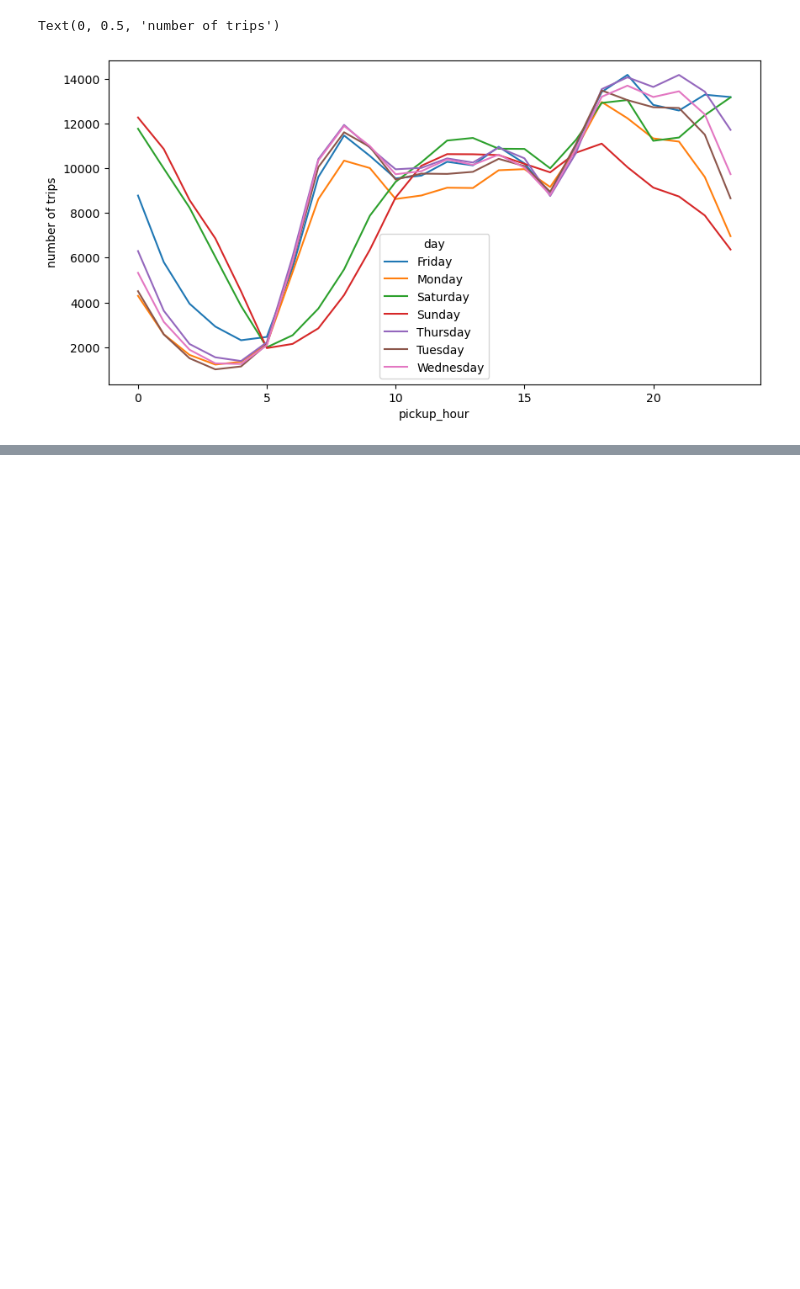
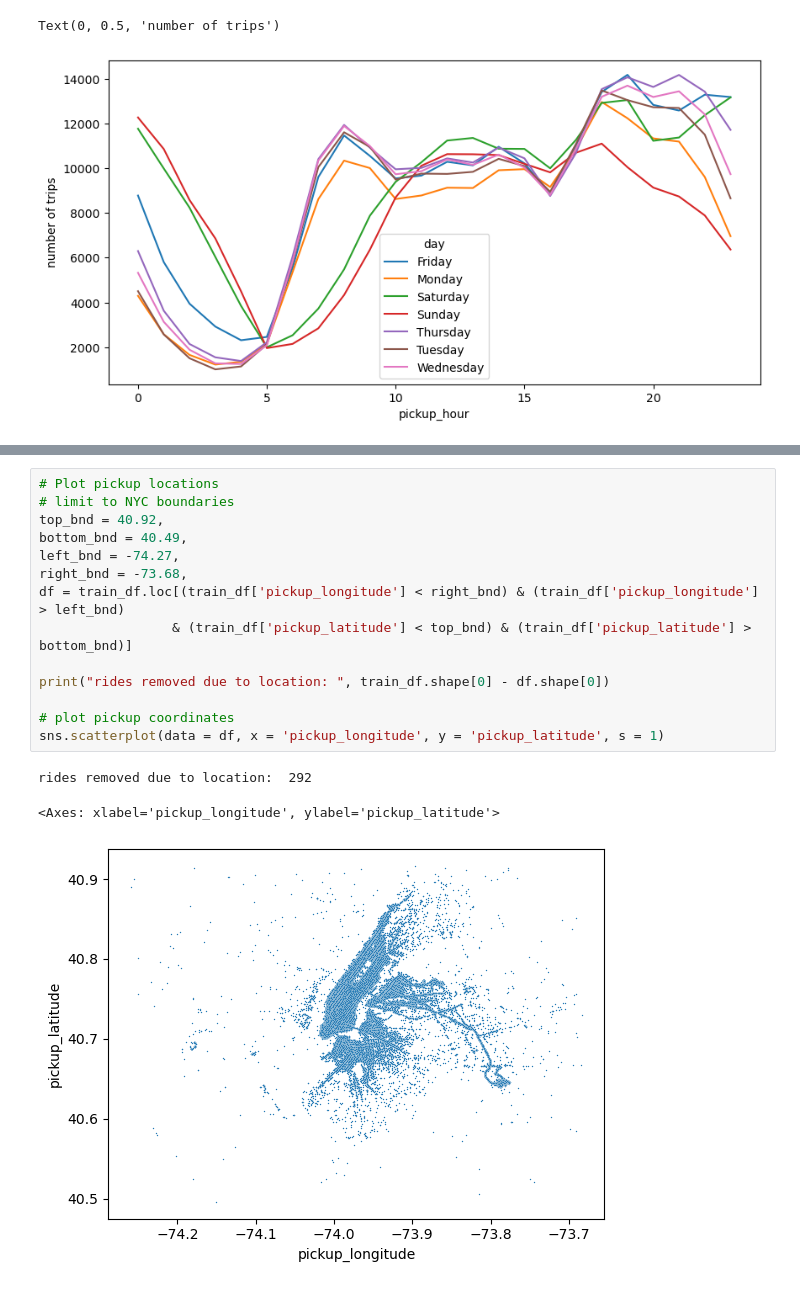
Before and after one commit to ishaymor/kiggle, a Jupyter notebook: EDA.ipynb, the cells around one changed output, grey strips where cells are left out. Drawn from its saved outputs; the diff is of its cells as text; blank space fills up the shorter version.

```diff
--- a/EDA.ipynb
+++ b/EDA.ipynb
@@ -218,0 +299,18 @@ Text(0, 0.5, 'number of trips')
+# %%
+# Plot pickup locations
+# limit to NYC boundaries
+top_bnd = 40.92,
+bottom_bnd = 40.49,
+left_bnd = -74.27,
+right_bnd = -73.68,
+df = train_df.loc[(train_df['pickup_longitude'] < right_bnd) & (train_df['pickup_longitude'] > left_bnd)
+                 & (train_df['pickup_latitude'] < top_bnd) & (train_df['pickup_latitude'] > bottom_bnd)]
+
+print("rides removed due to location: ", train_df.shape[0] - df.shape[0])
+
+# plot pickup coordinates
+sns.scatterplot(data = df, x = 'pickup_longitude', y = 'pickup_latitude', s = 1)
+# %% [output]
+rides removed due to location:  292
+<Axes: xlabel='pickup_longitude', ylabel='pickup_latitude'>
+[figure, added]
```
Also changed, not shown: parts of 23 cells of this notebook, 1 other file.
